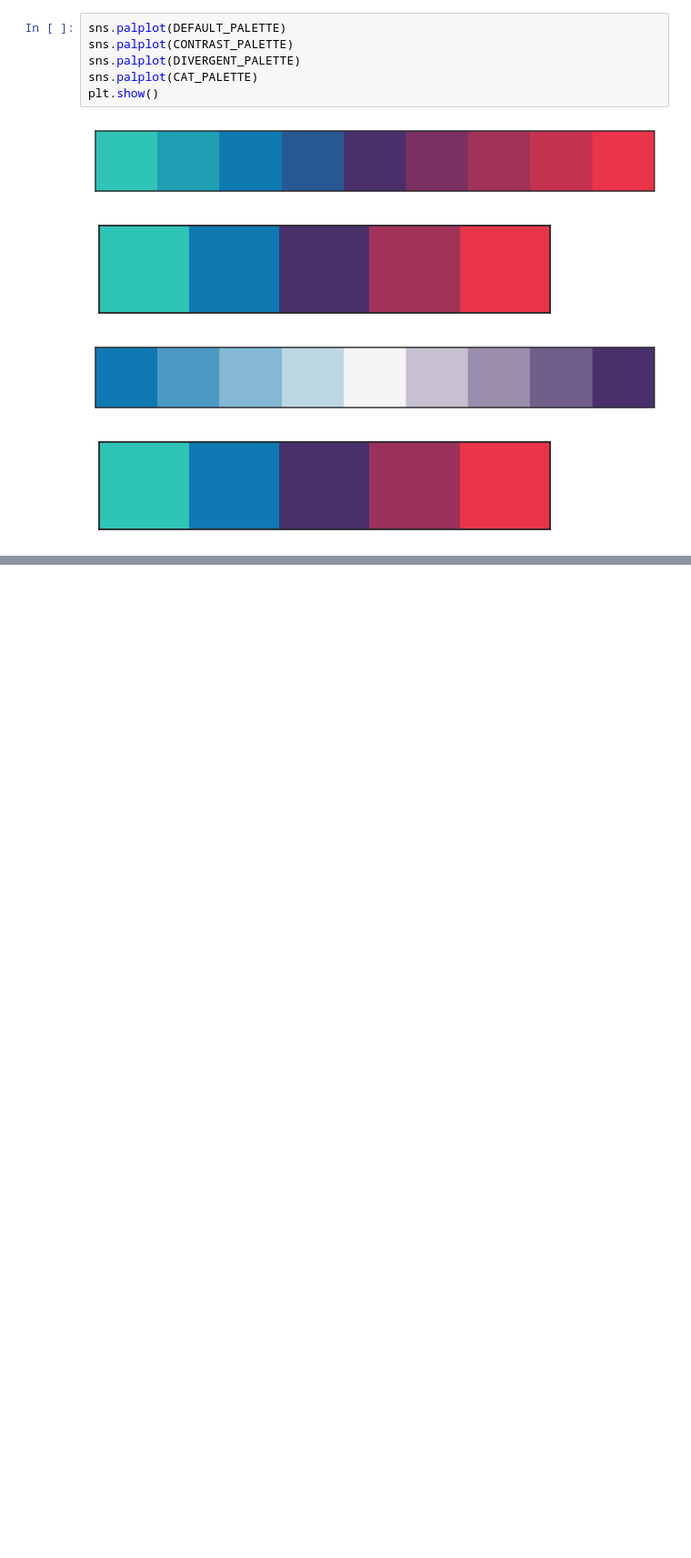
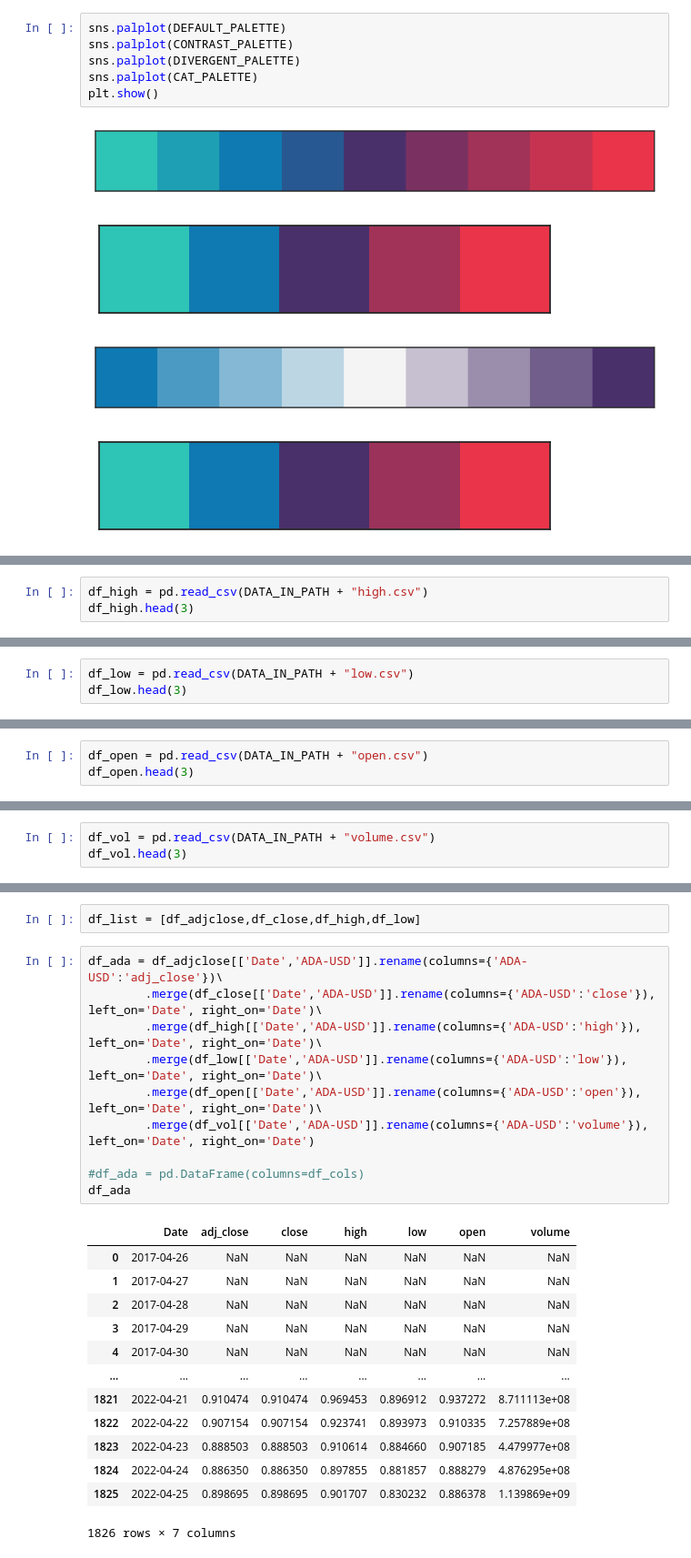
Before and after one commit to LucasNeves27/bc4, a Jupyter notebook: wip/f/BC4_Apex_01.ipynb, the cells around one changed output, grey strips where cells are left out. Shown: that part at 91% size. Saved outputs shown, nothing was run; the diff lists cells and outputs as text; blank space fills up the shorter version.

```diff
--- a/wip/f/BC4_Apex_01.ipynb
+++ b/wip/f/BC4_Apex_01.ipynb
@@ -100,0 +119,3 @@ plt.show()
+# %%
+df_high = pd.read_csv(DATA_IN_PATH + "high.csv")
+df_high.head(3)
@@ -100,0 +127,3 @@ plt.show()
+# %%
+df_low = pd.read_csv(DATA_IN_PATH + "low.csv")
+df_low.head(3)
@@ -100,0 +135,3 @@ plt.show()
+# %%
+df_open = pd.read_csv(DATA_IN_PATH + "open.csv")
+df_open.head(3)
@@ -100,0 +143,3 @@ plt.show()
+# %%
+df_vol = pd.read_csv(DATA_IN_PATH + "volume.csv")
+df_vol.head(3)
@@ -100,0 +151,26 @@ plt.show()
+# %%
+df_list = [df_adjclose,df_close,df_high,df_low]
+# %%
+df_ada = df_adjclose[['Date','ADA-USD']].rename(columns={'ADA-USD':'adj_close'})\
+        .merge(df_close[['Date','ADA-USD']].rename(columns={'ADA-USD':'close'}), left_on='Date', right_on='Date')\
+        .merge(df_high[['Date','ADA-USD']].rename(columns={'ADA-USD':'high'}), left_on='Date', right_on='Date')\
+        .merge(df_low[['Date','ADA-USD']].rename(columns={'ADA-USD':'low'}), left_on='Date', right_on='Date')\
+        .merge(df_open[['Date','ADA-USD']].rename(columns={'ADA-USD':'open'}), left_on='Date', right_on='Date')\
+        .merge(df_vol[['Date','ADA-USD']].rename(columns={'ADA-USD':'volume'}), left_on='Date', right_on='Date')
+
+#df_ada = pd.DataFrame(columns=df_cols)
+df_ada
+# %% [output]
+|  | Date | adj_close | close | high | low | open | volume |
+| 0 | 2017-04-26 | NaN | NaN | NaN | NaN | NaN | NaN |
+| 1 | 2017-04-27 | NaN | NaN | NaN | NaN | NaN | NaN |
+| 2 | 2017-04-28 | NaN | NaN | NaN | NaN | NaN | NaN |
+| 3 | 2017-04-29 | NaN | NaN | NaN | NaN | NaN | NaN |
+| 4 | 2017-04-30 | NaN | NaN | NaN | NaN | NaN | NaN |
+| ... | ... | ... | ... | ... | ... | ... | ... |
+| 1821 | 2022-04-21 | 0.910474 | 0.910474 | 0.969453 | 0.896912 | 0.937272 | 8.711113e+08 |
+| 1822 | 2022-04-22 | 0.907154 | 0.907154 | 0.923741 | 0.893973 | 0.910335 | 7.257889e+08 |
+| 1823 | 2022-04-23 | 0.888503 | 0.888503 | 0.910614 | 0.884660 | 0.907185 | 4.479977e+08 |
+| 1824 | 2022-04-24 | 0.886350 | 0.886350 | 0.897855 | 0.881857 | 0.888279 | 4.876295e+08 |
+| 1825 | 2022-04-25 | 0.898695 | 0.898695 | 0.901707 | 0.830232 | 0.886378 | 1.139869e+09 |
+1826 rows × 7 columns
```
Also changed, not shown: parts of 10 cells of this notebook.
